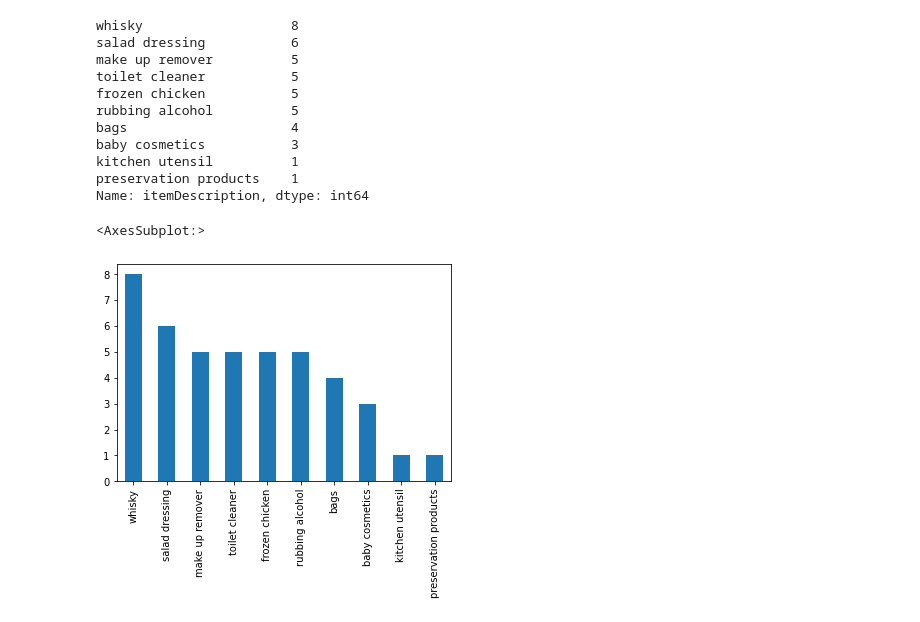
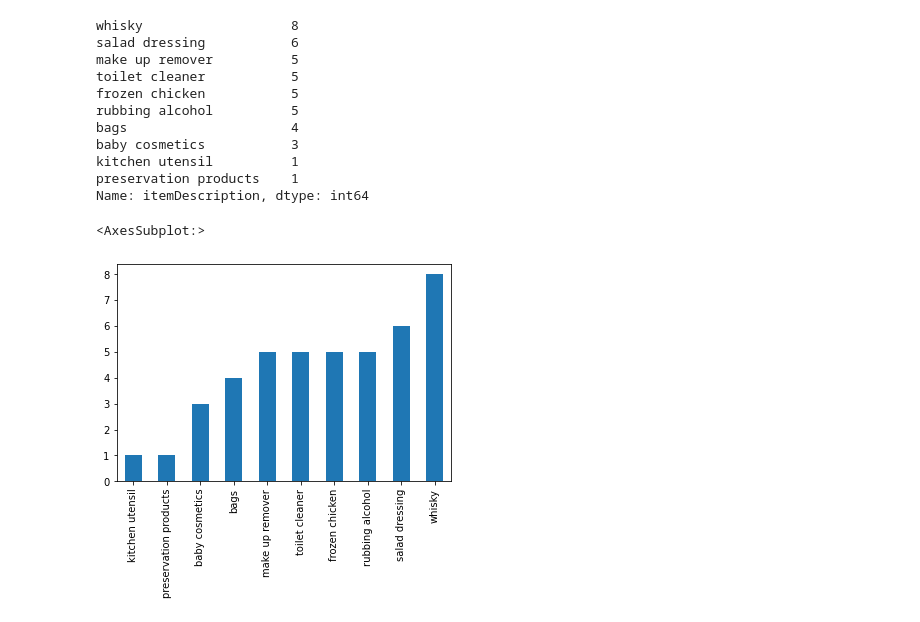
Before and after one commit to Naveen-Karanamu/Market-Basket-Groceries, a Jupyter notebook: main.ipynb, the cells around one changed output. Cells and saved outputs as stored; diff of their text form; code cells hidden in the pictures.

Commit message:
Sorted: Least Bought Items

```diff
--- a/main.ipynb
+++ b/main.ipynb
@@ -109,7 +109,7 @@ kitchen utensil          1
 preservation products    1
 Name: itemDescription, dtype: int64
 # %%
-df.itemDescription.value_counts().tail(10).plot.bar()
+df.itemDescription.value_counts().tail(10).sort_values().plot.bar()
 # %% [output]
 <AxesSubplot:>
-[figure, old version]
+[figure, new version]
```
